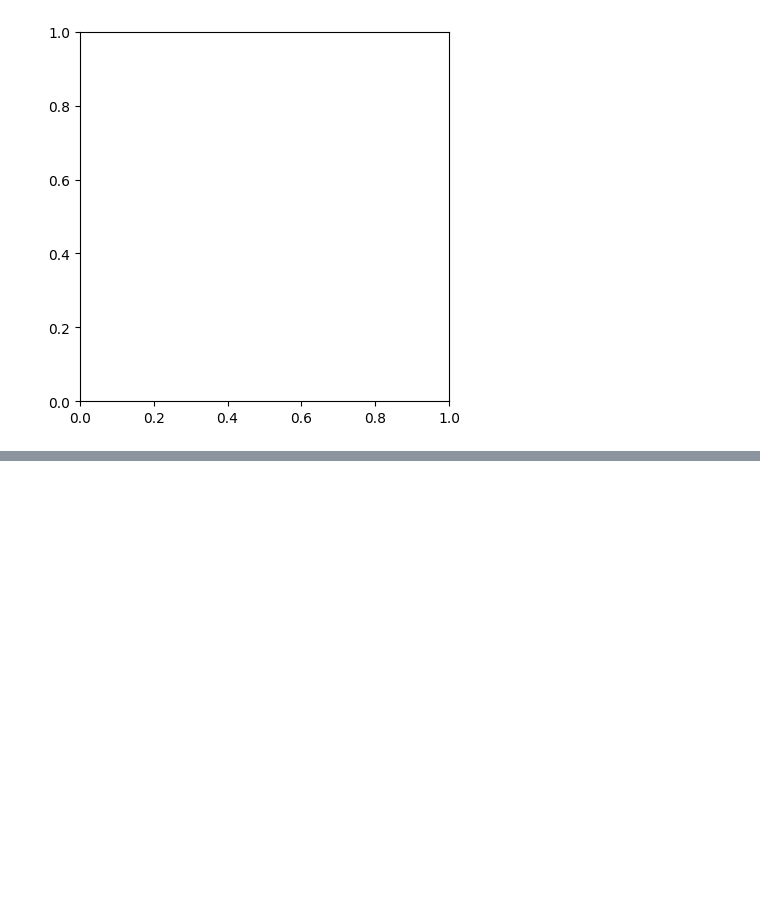
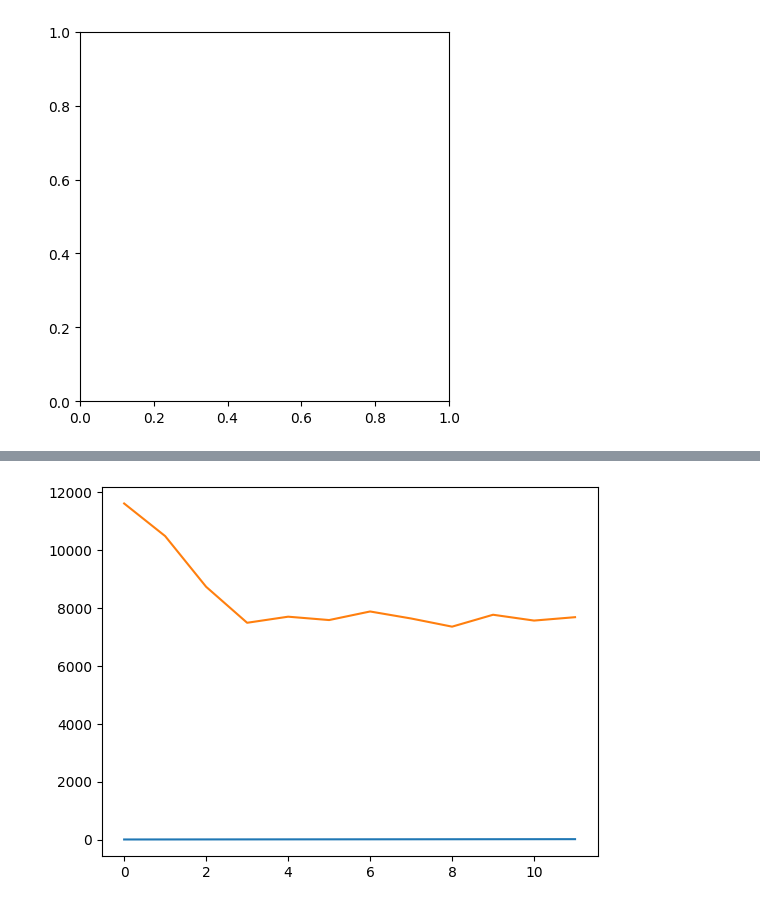
Before and after one commit to OxwardInc/Industrial-Training, a Jupyter notebook: Project/IT_Project/analysis.ipynb, the cells around one changed output, grey strips where cells are left out. Drawn from its saved outputs; the diff is of its cells as text; code cells hidden in the pictures; blank space fills up the shorter version.

```diff
--- a/Project/IT_Project/analysis.ipynb
+++ b/Project/IT_Project/analysis.ipynb
@@ -135,0 +167,10 @@ ValueError: could not convert string to float: 'Credit Card'
+# %%
+data['Invoice_Date'] = pd.to_datetime(data['Invoice_Date'])
+
+data['Month'] = data['Invoice_Date'].dt.month
+
+invoices_per_month = data.groupby('Month').size()
+
+invoices_per_month_df = pd.DataFrame({'Month': invoices_per_month.index, 'Invoices': invoices_per_month.values})
+
+invoices_per_month_df
@@ -135,0 +191,6 @@ ValueError: could not convert string to float: 'Credit Card'
+# %%
+# Create a line chart to visualize the trend in sales over time.
+
+plt.plot(invoices_per_month_df);
+# %% [output]
+[figure, added]
```
Also changed, not shown: parts of 19 cells of this notebook.
